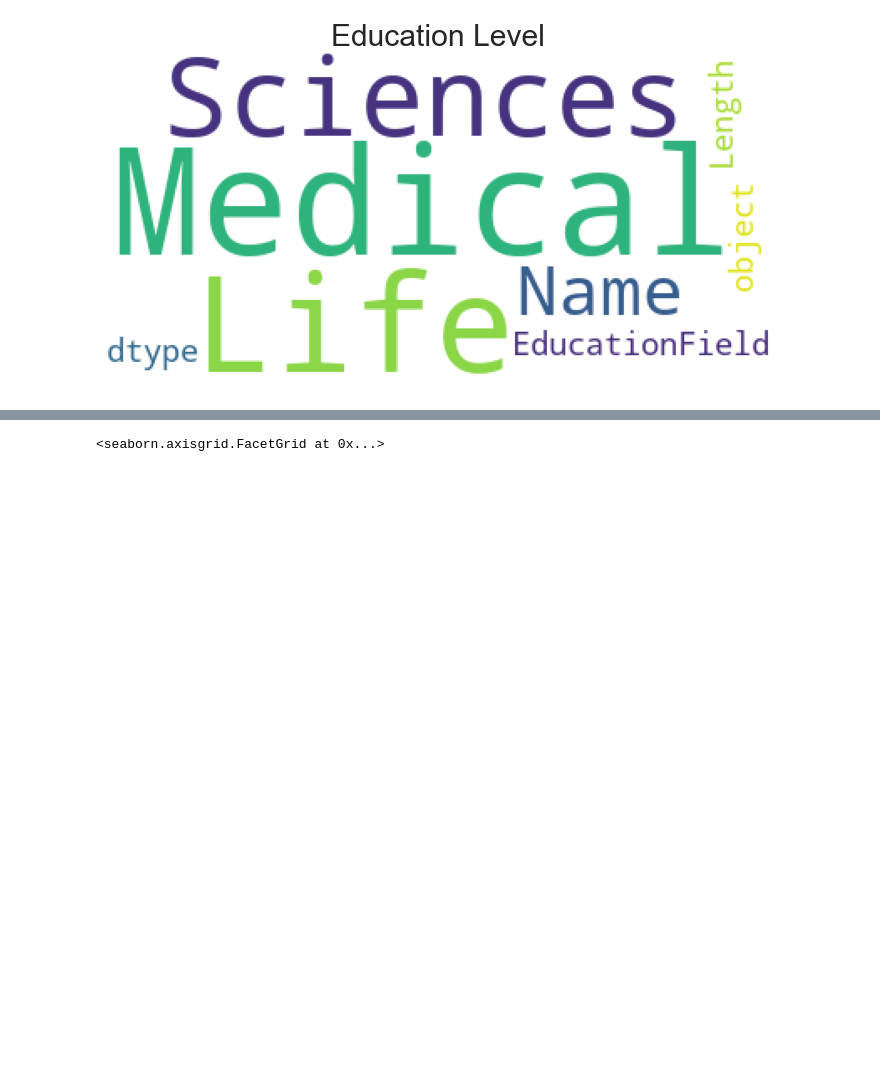
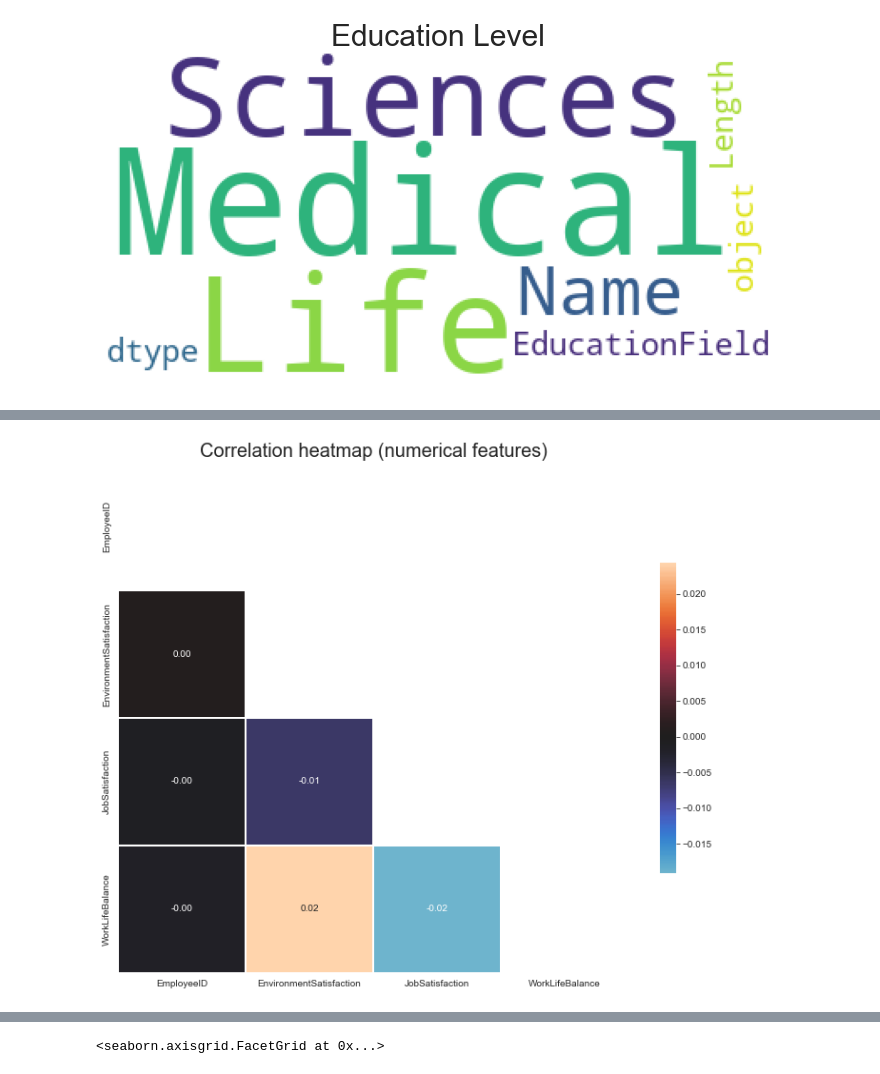
Before and after one commit to JamesLi197412/HR-Analytics, a Jupyter notebook: HRAnalytics.ipynb, the cells around one changed output, grey strips where cells are left out. Saved outputs shown, nothing was run; the diff lists cells and outputs as text; code cells hidden in the pictures; blank space fills up the shorter version.

```diff
--- a/HRAnalytics.ipynb
+++ b/HRAnalytics.ipynb
@@ -156,0 +173,13 @@ words_popular(general,'EducationField','Education Level')
+# %%
+# Generate a heat map to check its attribute numerical correlation in employee table
+f,ax = plt.subplots(figsize=(12, 12))
+corr = employee.corr()
+mask = np.zeros_like(corr, dtype=np.bool)
+mask[np.triu_indices_from(mask)] = True
+sns.heatmap(corr, mask=mask, annot=True, linewidths=.1, fmt= '.2f',ax=ax,
+            center=0, square=True, cbar_kws={'shrink': .5}
+            )
+plt.title('Correlation heatmap (numerical features)', size=20)
+plt.show();
+# %% [output]
+[figure, added]
```
Also changed, not shown: parts of 26 cells of this notebook.
